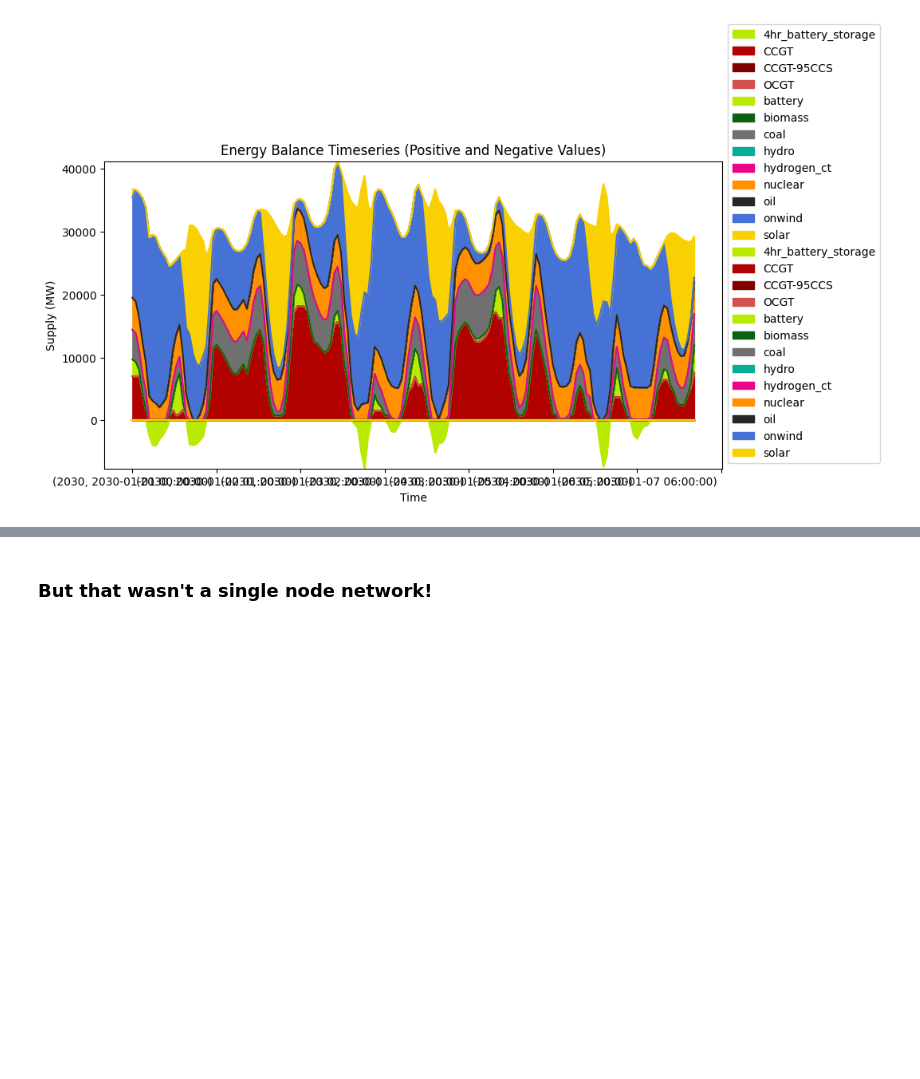
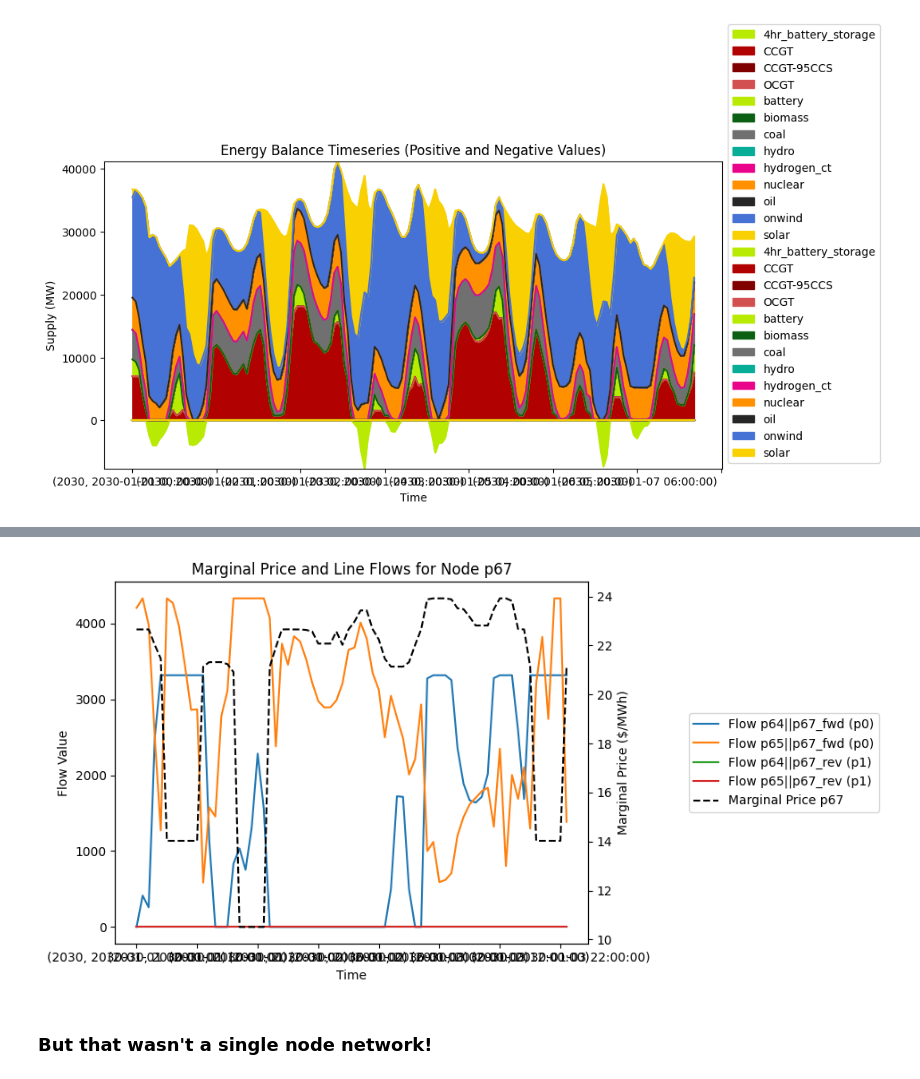
Before and after one commit to ktehranchi/energy310_notebooks, a Jupyter notebook: notebooks/01_what_is_pypsa.ipynb, the cells around one changed output, grey strips where cells are left out. Cells and saved outputs as stored; diff of their text form; code cells hidden in the pictures; blank space fills up the shorter version.

```diff
--- a/notebooks/01_what_is_pypsa.ipynb
+++ b/notebooks/01_what_is_pypsa.ipynb
@@ -505,3 +572,38 @@ network.buses_t.marginal_price
+# %%
+fig, ax1 = plt.subplots(figsize=(10, 5))
+
+node = 'p67'
+# Create a second y-axis for the marginal price
+ax2 = ax1.twinx()
+
+# Plot marginal price for node p64 as a dotted line on the second y-axis
+network.buses_t.marginal_price[node].iloc[:72].plot(ax=ax2, linestyle='--', color='black', label='Marginal Price '+node)
+
+# Find links connected to node p64
+links_p64 = network.links[(network.links['bus0'] == node) | (network.links['bus1'] == node)]
+
+# Plot line flows for links connected to node p64
+for link in links_p64.index:
+    if 'fwd' in link:
+        network.links_t.p0[link].iloc[:72].plot(ax=ax1, label=f'Flow {link} (p0)')
+    elif 'rev' in link:
+        network.links_t.p1[link].iloc[:72].plot(ax=ax1, label=f'Flow {link} (p1)')
+    # break
+
+ax1.set_title("Marginal Price and Line Flows for Node "+node)
+ax1.set_ylabel("Flow Value")
+ax1.set_xlabel("Time")
+ax2.set_ylabel("Marginal Price ($/MWh)")
+
+# Combine legends from both y-axes
+lines, labels = ax1.get_legend_handles_labels()
+lines2, labels2 = ax2.get_legend_handles_labels()
+ax1.legend(lines + lines2, labels + labels2, loc='center left', bbox_to_anchor=(1.2, 0.5))
+
+plt.tight_layout()
+plt.show()
+# %% [output]
+[figure, added]
 # %% [markdown]
 ### But that wasn't a single node network!
 # %%
```
Also changed, not shown: parts of 30 cells of this notebook, 2 other files.
